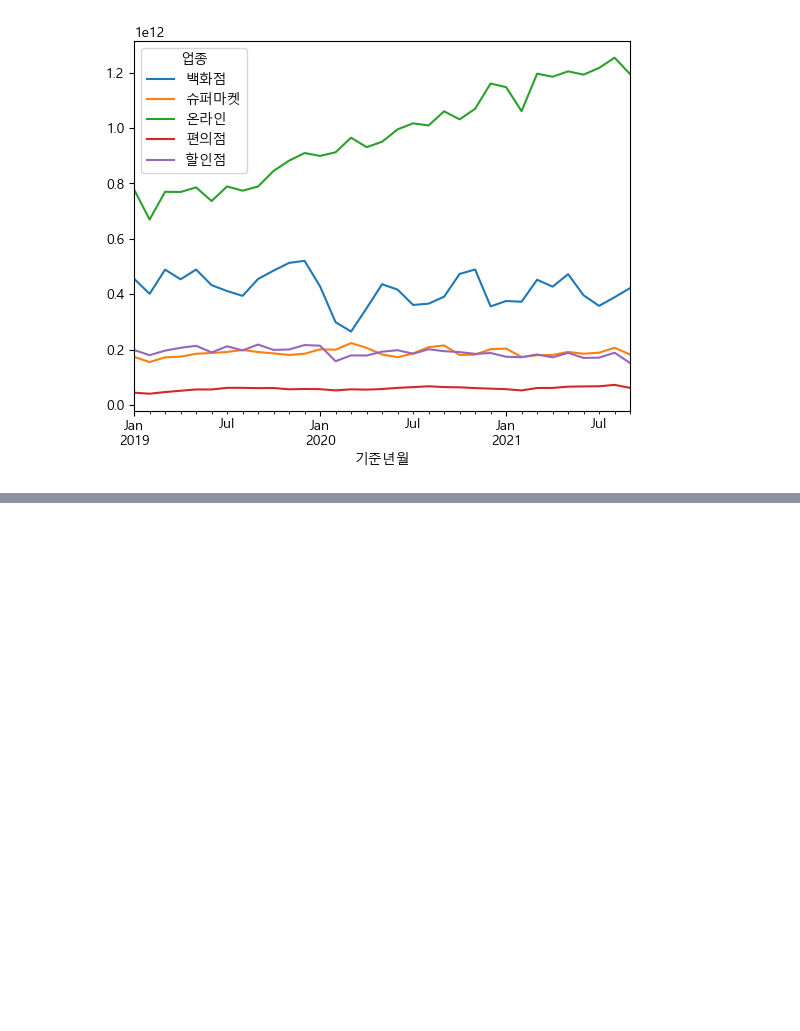
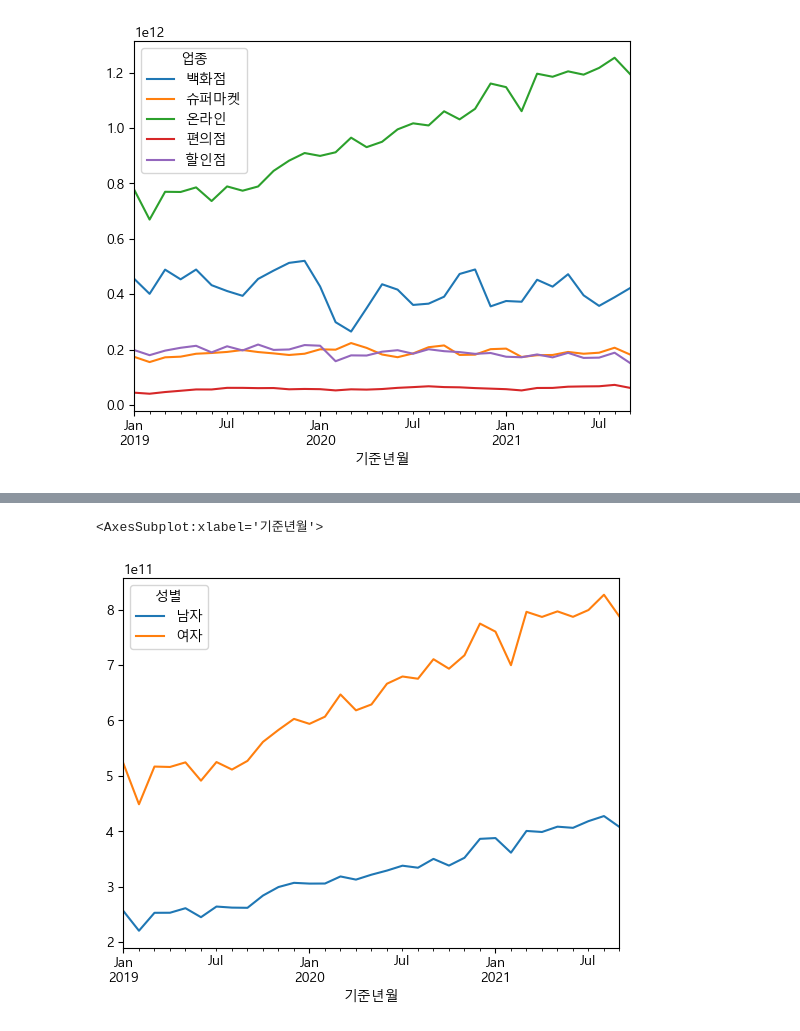
Before and after one commit to sejinhwang97ko/2023prac, a Jupyter notebook: 20230425/03_matplotlib.ipynb, the cells around one changed output, grey strips where cells are left out. Cells and saved outputs as stored; diff of their text form; code cells hidden in the pictures; blank space fills up the shorter version.

```diff
--- a/20230425/03_matplotlib.ipynb
+++ b/20230425/03_matplotlib.ipynb
@@ -330,0 +334,3 @@ pivot_data.plot()
+# %%
+df.loc[df['성별'] == 1, '성별'] = '남자'
+df.loc[df['성별'] == 2, '성별'] = '여자'
@@ -330,0 +343,2 @@ pivot_data.plot()
+# %%
+df_online = df.loc[df['업종'] == '온라인']
@@ -330,0 +378,13 @@ pivot_data.plot()
+# %%
+pivot_data = pd.pivot_table(
+    df_online,
+    index = df_online.index,
+    columns = '성별',
+    values ='총이용금액',
+    aggfunc= 'sum'
+)
+# %%
+pivot_data.plot()
+# %% [output]
+<AxesSubplot:xlabel='기준년월'>
+[figure, added]
```
Also changed, not shown: parts of 5 cells of this notebook, 3 other files.
